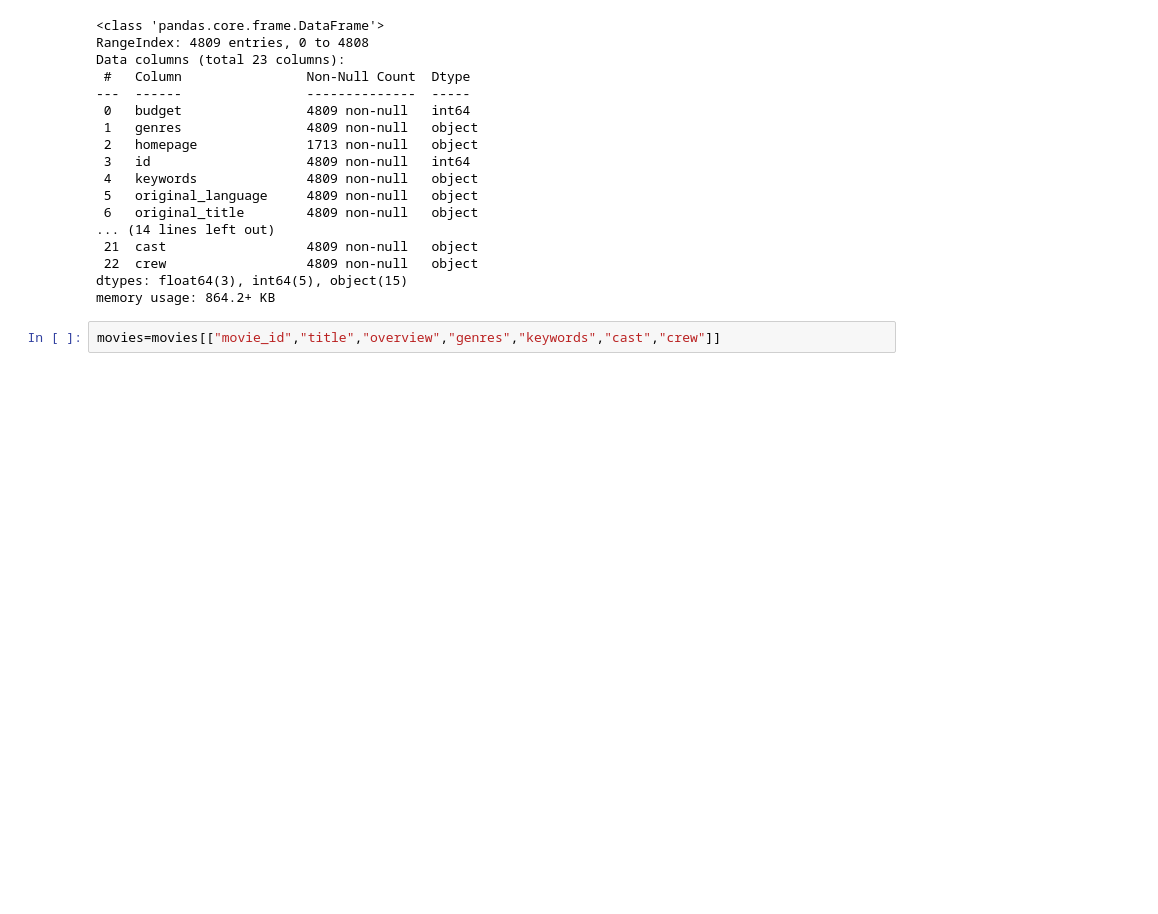
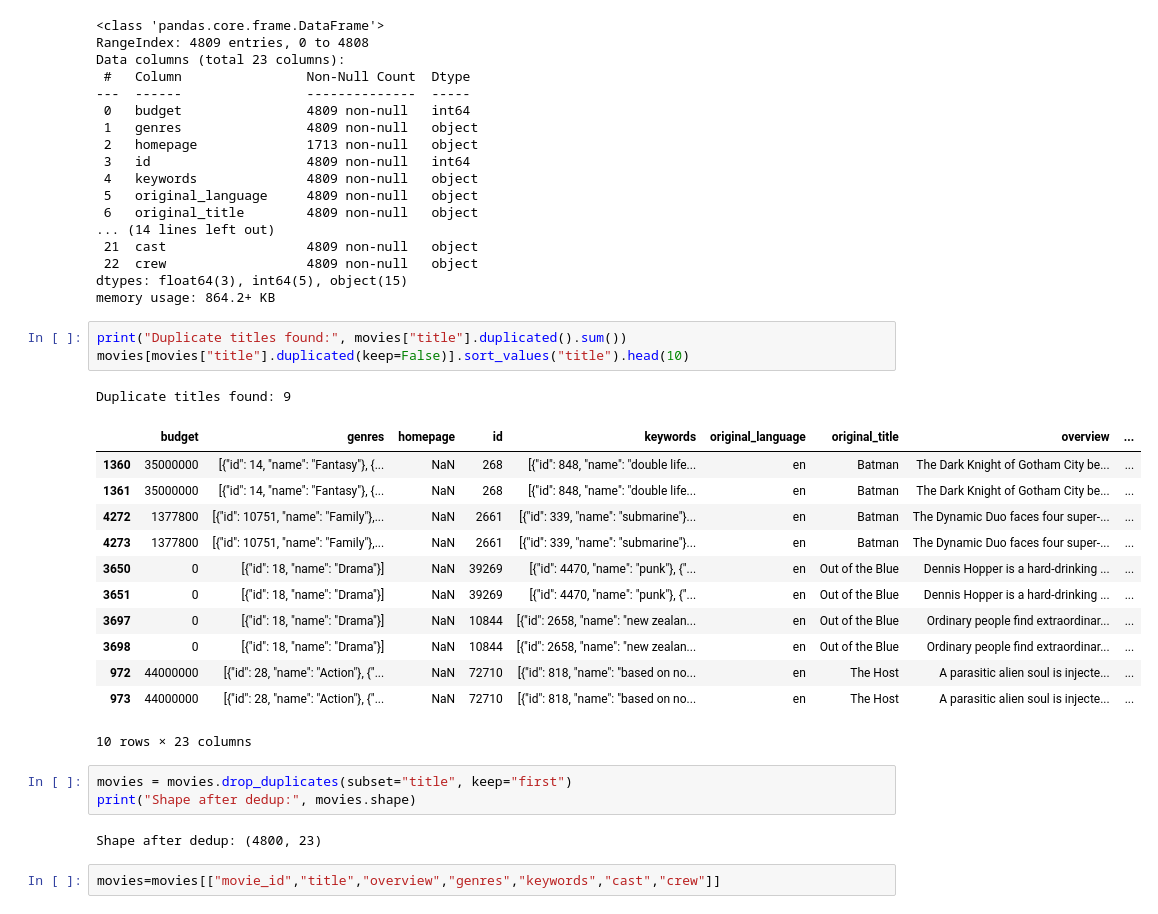
Before and after one commit to suresh-khadka/AI-ML-Data_Science-Journey, a Jupyter notebook: Projects/Movie Recommendation System/Model_bilding.ipynb, the cells around one changed output. Drawn from its saved outputs; the diff is of its cells as text; blank space fills up the shorter version.

```diff
--- a/Projects/Movie Recommendation System/Model_bilding.ipynb
+++ b/Projects/Movie Recommendation System/Model_bilding.ipynb
@@ -52,6 +52,28 @@ Data columns (total 23 columns):
  22  crew                  4809 non-null   object
 dtypes: float64(3), int64(5), object(15)
 memory usage: 864.2+ KB
+# %%
+print("Duplicate titles found:", movies["title"].duplicated().sum())
+movies[movies["title"].duplicated(keep=False)].sort_values("title").head(10)
+# %% [output]
+Duplicate titles found: 9
+|  | budget | genres | homepage | id | keywords | original_language | original_title | overview | ... |
+| 1360 | 35000000 | [{"id": 14, "name": "Fantasy"}, {... | NaN | 268 | [{"id": 848, "name": "double life... | en | Batman | The Dark Knight of Gotham City be... | ... |
+| 1361 | 35000000 | [{"id": 14, "name": "Fantasy"}, {... | NaN | 268 | [{"id": 848, "name": "double life... | en | Batman | The Dark Knight of Gotham City be... | ... |
+| 4272 | 1377800 | [{"id": 10751, "name": "Family"},... | NaN | 2661 | [{"id": 339, "name": "submarine"}... | en | Batman | The Dynamic Duo faces four super-... | ... |
+| 4273 | 1377800 | [{"id": 10751, "name": "Family"},... | NaN | 2661 | [{"id": 339, "name": "submarine"}... | en | Batman | The Dynamic Duo faces four super-... | ... |
+| 3650 | 0 | [{"id": 18, "name": "Drama"}] | NaN | 39269 | [{"id": 4470, "name": "punk"}, {"... | en | Out of the Blue | Dennis Hopper is a hard-drinking ... | ... |
+| 3651 | 0 | [{"id": 18, "name": "Drama"}] | NaN | 39269 | [{"id": 4470, "name": "punk"}, {"... | en | Out of the Blue | Dennis Hopper is a hard-drinking ... | ... |
+| 3697 | 0 | [{"id": 18, "name": "Drama"}] | NaN | 10844 | [{"id": 2658, "name": "new zealan... | en | Out of the Blue | Ordinary people find extraordinar... | ... |
+| 3698 | 0 | [{"id": 18, "name": "Drama"}] | NaN | 10844 | [{"id": 2658, "name": "new zealan... | en | Out of the Blue | Ordinary people find extraordinar... | ... |
+| 972 | 44000000 | [{"id": 28, "name": "Action"}, {"... | NaN | 72710 | [{"id": 818, "name": "based on no... | en | The Host | A parasitic alien soul is injecte... | ... |
+| 973 | 44000000 | [{"id": 28, "name": "Action"}, {"... | NaN | 72710 | [{"id": 818, "name": "based on no... | en | The Host | A parasitic alien soul is injecte... | ... |
+10 rows × 23 columns
+# %%
+movies = movies.drop_duplicates(subset="title", keep="first")
+print("Shape after dedup:", movies.shape)
+# %% [output]
+Shape after dedup: (4800, 23)
 # %%
 movies=movies[["movie_id","title","overview","genres","keywords","cast","crew"]]
 # %%
```
Also changed, not shown: parts of 8 cells of this notebook.
